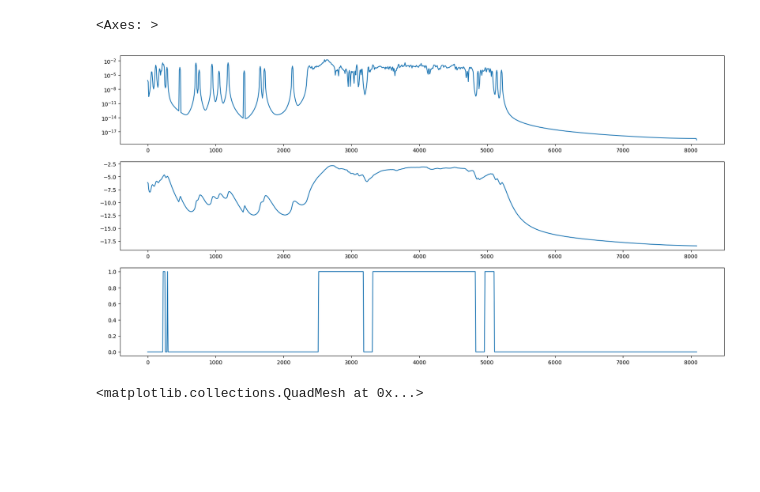
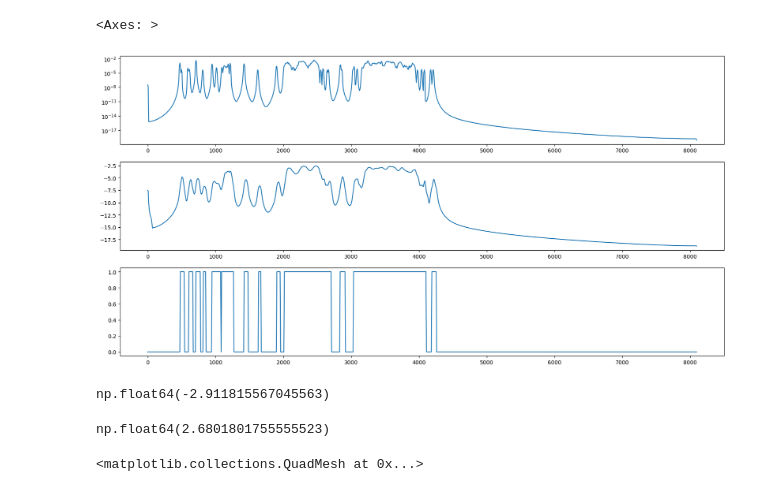
Before and after one commit to pyKuga/TRACTIAN, a Jupyter notebook: part2.ipynb, the cells around one changed output. Cells and saved outputs as stored; diff of their text form; code cells hidden in the pictures; blank space fills up the shorter version.

```diff
--- a/part2.ipynb
+++ b/part2.ipynb
@@ -37,22 +37,39 @@ class Model:
 # %%
 path = "./part_2/"
 files = os.listdir(path)
 
-data = pd.read_csv(path+files[2])
+data = pd.read_csv(path+files[1])
 
 fs = data.shape[0] / data["t"].max()          # taxa de amostragem
 f, Pxx = signal.welch(data["data"].to_numpy(), fs=fs, window='hann', nperseg=2048, noverlap=1024, scaling='density')
 
+Pxx = pd.Series(Pxx,index=f)
 
 fig,axs = plt.subplots(3,1,figsize=(20,10))
-w = 32
+w = 8
+
 axs[0].semilogy(f,Pxx)
-smoothedW = (pd.Series(Pxx,index=f).apply(np.log10).ewm(span=w).mean())
-(smoothedW).plot(ax=axs[1])
-((smoothedW > -5)*1).plot(ax=axs[2])
+
+loggedSignal = Pxx.apply(np.log10)
+smoothedW = loggedSignal.rolling(min_periods=1,window=w).mean()
+smoothedW.plot(ax=axs[1])
+((smoothedW > loggedSignal.mean() + 0.75*loggedSignal.std())*1).plot(ax=axs[2])
 # %% [output]
 <Axes: >
-[figure, old version]
+[figure, new version]
+# %%
+loggedSignal.mean() + loggedSignal.std()
+# %% [output]
+np.float64(-2.911815567045563)
+# %%
+loggedSignal = pd.Series(Pxx).apply(np.log10)
+
+
+overPeaks = loggedSignal.loc[loggedSignal > loggedSignal.mean()]
+
+overPeaks.std()
+# %% [output]
+np.float64(2.6801801755555523)
 # %%
 fs = fs
 nperseg = 1024
```
Also changed, not shown: parts of 3 cells of this notebook.
